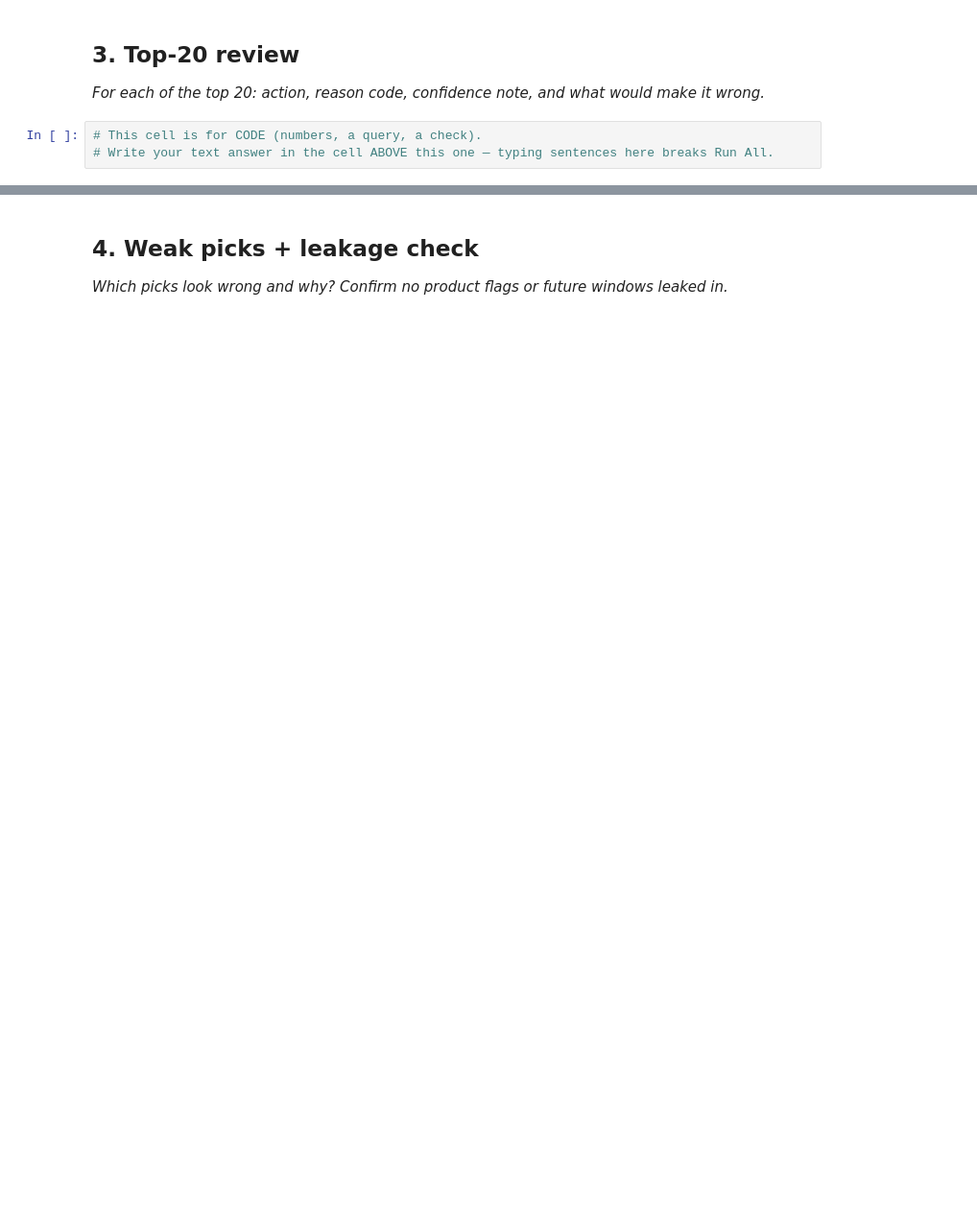
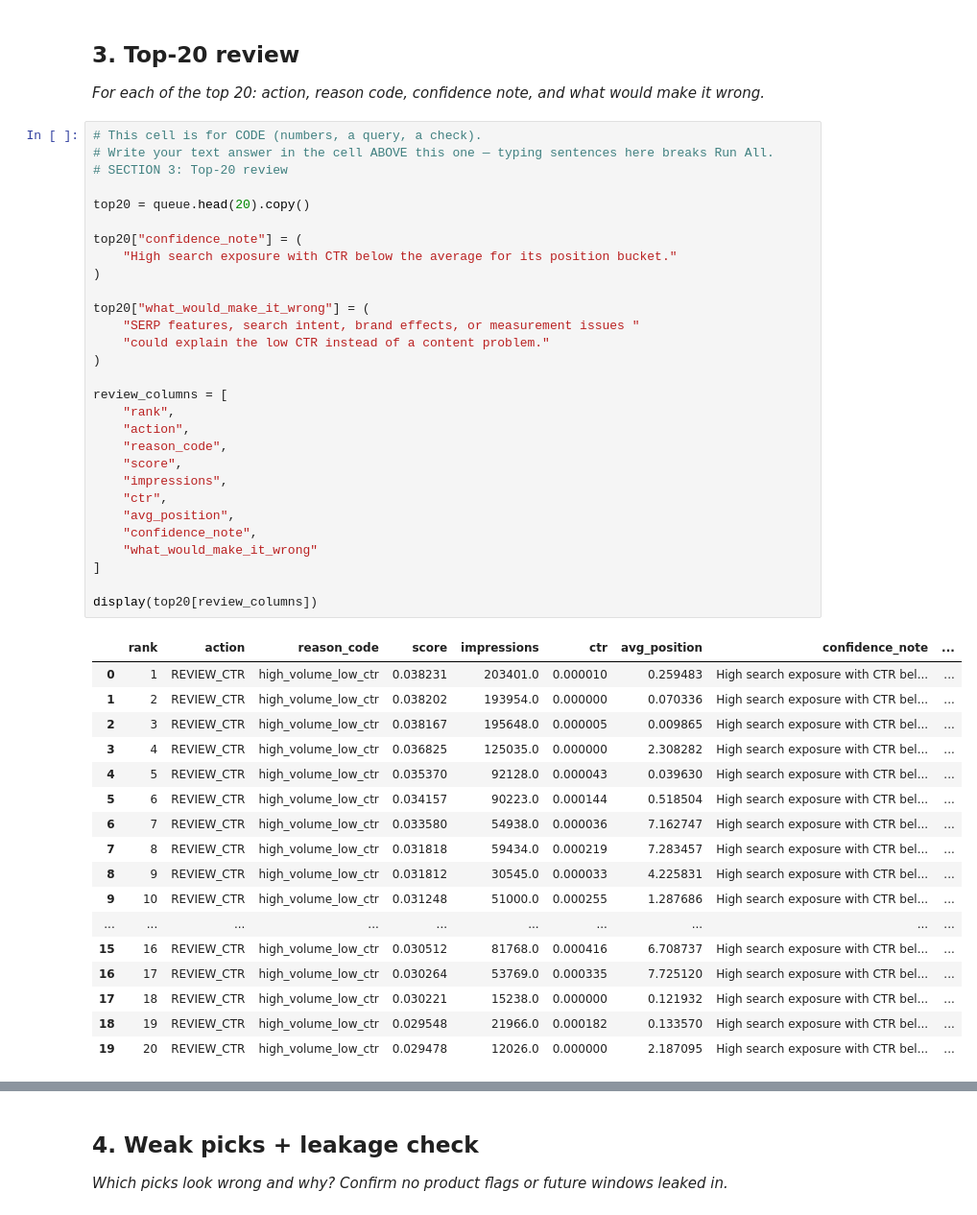
Before and after one commit to SohailAkhtarChanna/flyrank-ml-internship, a Jupyter notebook: work/notebooks/w04_baseline_score.ipynb, the cells around one changed output, grey strips where cells are left out. Shown at 96% size. Cells and saved outputs as stored; diff of their text form; blank space fills up the shorter version.

```diff
--- a/work/notebooks/w04_baseline_score.ipynb
+++ b/work/notebooks/w04_baseline_score.ipynb
@@ -27,3 +326,47 @@ This skeleton is yours to fill. Work the sections **in order** — each one has
 # %%
 # This cell is for CODE (numbers, a query, a check).
 # Write your text answer in the cell ABOVE this one — typing sentences here breaks Run All.
+# SECTION 3: Top-20 review
+
+top20 = queue.head(20).copy()
+
+top20["confidence_note"] = (
+    "High search exposure with CTR below the average for its position bucket."
+)
+
+top20["what_would_make_it_wrong"] = (
+    "SERP features, search intent, brand effects, or measurement issues "
+    "could explain the low CTR instead of a content problem."
+)
+
+review_columns = [
+    "rank",
+    "action",
+    "reason_code",
+    "score",
+    "impressions",
+    "ctr",
+    "avg_position",
+    "confidence_note",
+    "what_would_make_it_wrong"
+]
+
+display(top20[review_columns])
+# %% [output]
+|  | rank | action | reason_code | score | impressions | ctr | avg_position | confidence_note | ... |
+| 0 | 1 | REVIEW_CTR | high_volume_low_ctr | 0.038231 | 203401.0 | 0.000010 | 0.259483 | High search exposure with CTR bel... | ... |
+| 1 | 2 | REVIEW_CTR | high_volume_low_ctr | 0.038202 | 193954.0 | 0.000000 | 0.070336 | High search exposure with CTR bel... | ... |
+| 2 | 3 | REVIEW_CTR | high_volume_low_ctr | 0.038167 | 195648.0 | 0.000005 | 0.009865 | High search exposure with CTR bel... | ... |
+| 3 | 4 | REVIEW_CTR | high_volume_low_ctr | 0.036825 | 125035.0 | 0.000000 | 2.308282 | High search exposure with CTR bel... | ... |
+| 4 | 5 | REVIEW_CTR | high_volume_low_ctr | 0.035370 | 92128.0 | 0.000043 | 0.039630 | High search exposure with CTR bel... | ... |
+| 5 | 6 | REVIEW_CTR | high_volume_low_ctr | 0.034157 | 90223.0 | 0.000144 | 0.518504 | High search exposure with CTR bel... | ... |
+| 6 | 7 | REVIEW_CTR | high_volume_low_ctr | 0.033580 | 54938.0 | 0.000036 | 7.162747 | High search exposure with CTR bel... | ... |
+| 7 | 8 | REVIEW_CTR | high_volume_low_ctr | 0.031818 | 59434.0 | 0.000219 | 7.283457 | High search exposure with CTR bel... | ... |
+| 8 | 9 | REVIEW_CTR | high_volume_low_ctr | 0.031812 | 30545.0 | 0.000033 | 4.225831 | High search exposure with CTR bel... | ... |
+| 9 | 10 | REVIEW_CTR | high_volume_low_ctr | 0.031248 | 51000.0 | 0.000255 | 1.287686 | High search exposure with CTR bel... | ... |
+| ... | ... | ... | ... | ... | ... | ... | ... | ... | ... |
+| 15 | 16 | REVIEW_CTR | high_volume_low_ctr | 0.030512 | 81768.0 | 0.000416 | 6.708737 | High search exposure with CTR bel... | ... |
+| 16 | 17 | REVIEW_CTR | high_volume_low_ctr | 0.030264 | 53769.0 | 0.000335 | 7.725120 | High search exposure with CTR bel... | ... |
+| 17 | 18 | REVIEW_CTR | high_volume_low_ctr | 0.030221 | 15238.0 | 0.000000 | 0.121932 | High search exposure with CTR bel... | ... |
+| 18 | 19 | REVIEW_CTR | high_volume_low_ctr | 0.029548 | 21966.0 | 0.000182 | 0.133570 | High search exposure with CTR bel... | ... |
+| 19 | 20 | REVIEW_CTR | high_volume_low_ctr | 0.029478 | 12026.0 | 0.000000 | 2.187095 | High search exposure with CTR bel... | ... |
```
Also changed, not shown: parts of 12 cells of this notebook.
